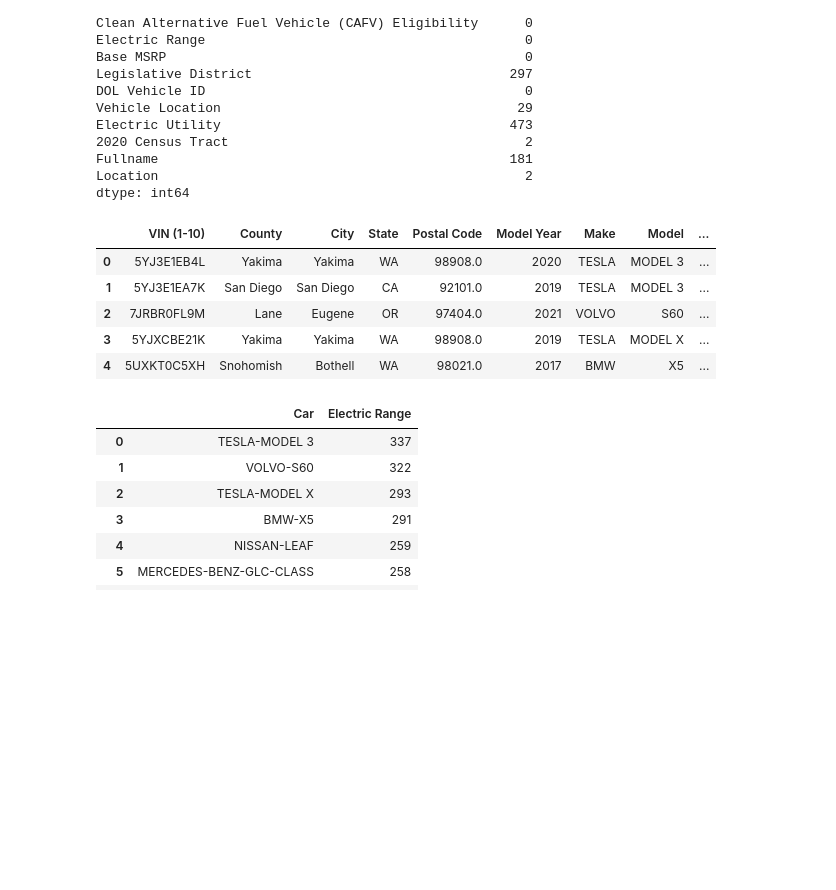
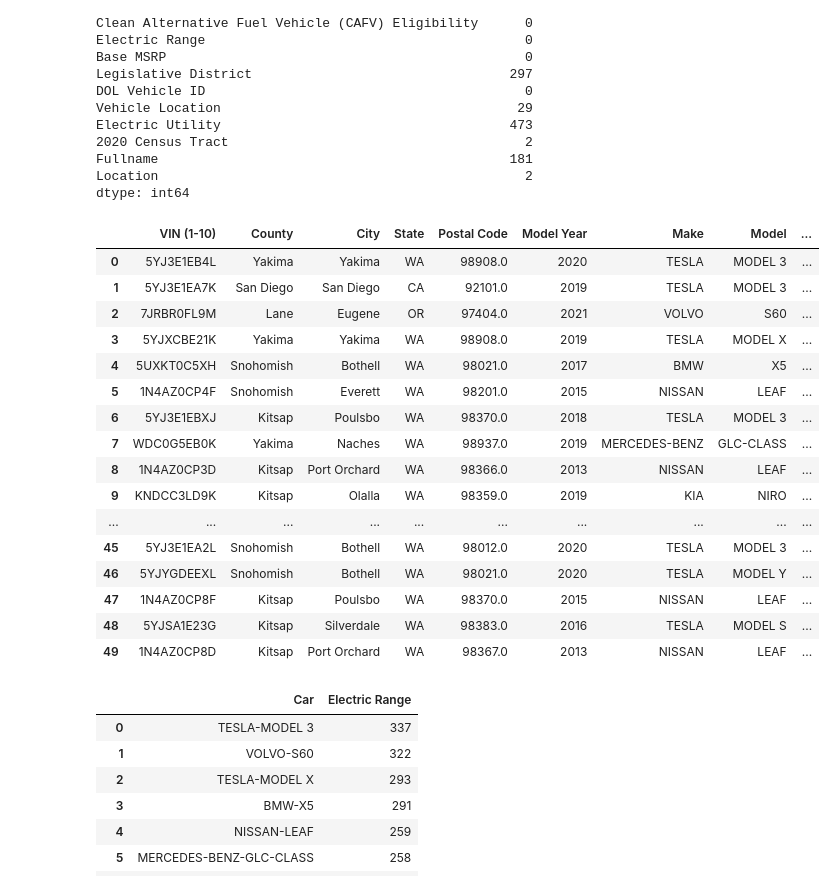
Before and after one commit to leoisqualified/data-analysis-and-ml, a Jupyter notebook: Electric_Vehicle.ipynb, the cells around one changed output. Cells and saved outputs as stored; diff of their text form; code cells hidden in the pictures; blank space fills up the shorter version.

```diff
--- a/Electric_Vehicle.ipynb
+++ b/Electric_Vehicle.ipynb
@@ -67,14 +67,25 @@ dtype: int64
 # %%
 df1 = df.fillna(value=0)
 # %%
-df1.head()
+df1.head(50)
 # %% [output]
 |  | VIN (1-10) | County | City | State | Postal Code | Model Year | Make | Model | ... |
 | 0 | 5YJ3E1EB4L | Yakima | Yakima | WA | 98908.0 | 2020 | TESLA | MODEL 3 | ... |
 | 1 | 5YJ3E1EA7K | San Diego | San Diego | CA | 92101.0 | 2019 | TESLA | MODEL 3 | ... |
 | 2 | 7JRBR0FL9M | Lane | Eugene | OR | 97404.0 | 2021 | VOLVO | S60 | ... |
 | 3 | 5YJXCBE21K | Yakima | Yakima | WA | 98908.0 | 2019 | TESLA | MODEL X | ... |
 | 4 | 5UXKT0C5XH | Snohomish | Bothell | WA | 98021.0 | 2017 | BMW | X5 | ... |
+| 5 | 1N4AZ0CP4F | Snohomish | Everett | WA | 98201.0 | 2015 | NISSAN | LEAF | ... |
+| 6 | 5YJ3E1EBXJ | Kitsap | Poulsbo | WA | 98370.0 | 2018 | TESLA | MODEL 3 | ... |
+| 7 | WDC0G5EB0K | Yakima | Naches | WA | 98937.0 | 2019 | MERCEDES-BENZ | GLC-CLASS | ... |
+| 8 | 1N4AZ0CP3D | Kitsap | Port Orchard | WA | 98366.0 | 2013 | NISSAN | LEAF | ... |
+| 9 | KNDCC3LD9K | Kitsap | Olalla | WA | 98359.0 | 2019 | KIA | NIRO | ... |
+| ... | ... | ... | ... | ... | ... | ... | ... | ... | ... |
+| 45 | 5YJ3E1EA2L | Snohomish | Bothell | WA | 98012.0 | 2020 | TESLA | MODEL 3 | ... |
+| 46 | 5YJYGDEEXL | Snohomish | Bothell | WA | 98021.0 | 2020 | TESLA | MODEL Y | ... |
+| 47 | 1N4AZ0CP8F | Kitsap | Poulsbo | WA | 98370.0 | 2015 | NISSAN | LEAF | ... |
+| 48 | 5YJSA1E23G | Kitsap | Silverdale | WA | 98383.0 | 2016 | TESLA | MODEL S | ... |
+| 49 | 1N4AZ0CP8D | Kitsap | Port Orchard | WA | 98367.0 | 2013 | NISSAN | LEAF | ... |
 # %%
 unique_name = df1['Fullname'].unique()
 sorted_electric_range = df1.groupby('Fullname')['Electric Range'].max().sort_values(ascending = False)
```
Also changed, not shown: parts of 4 cells of this notebook.
